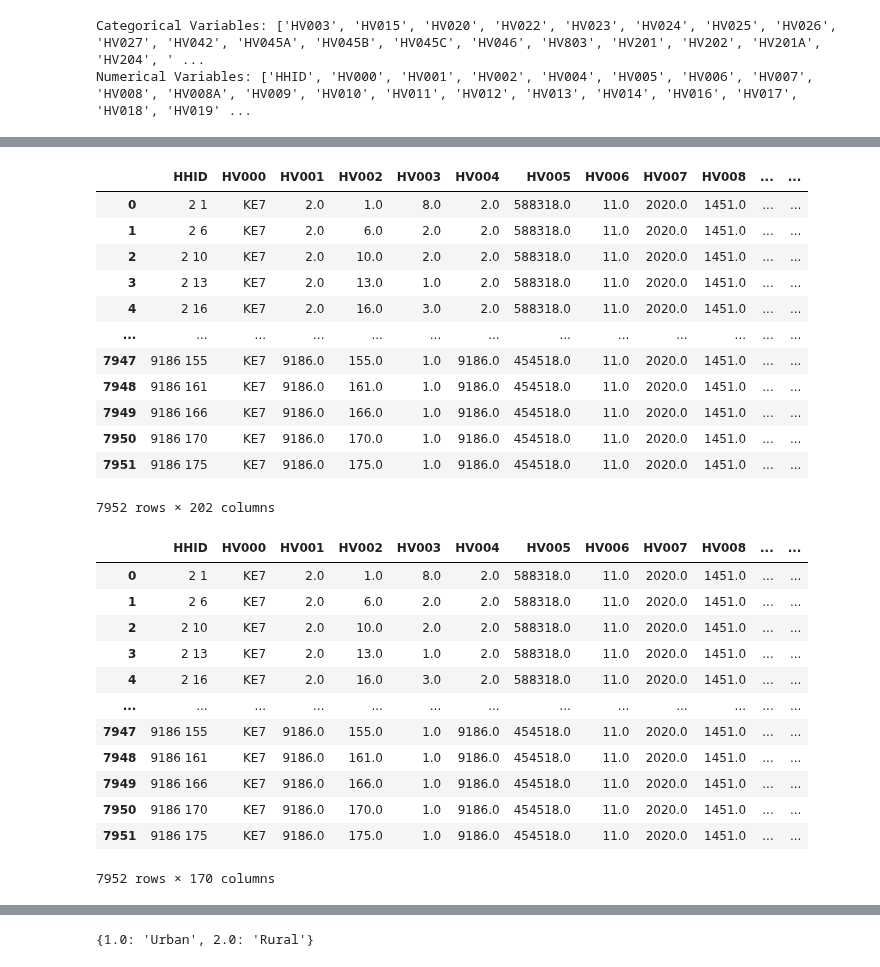
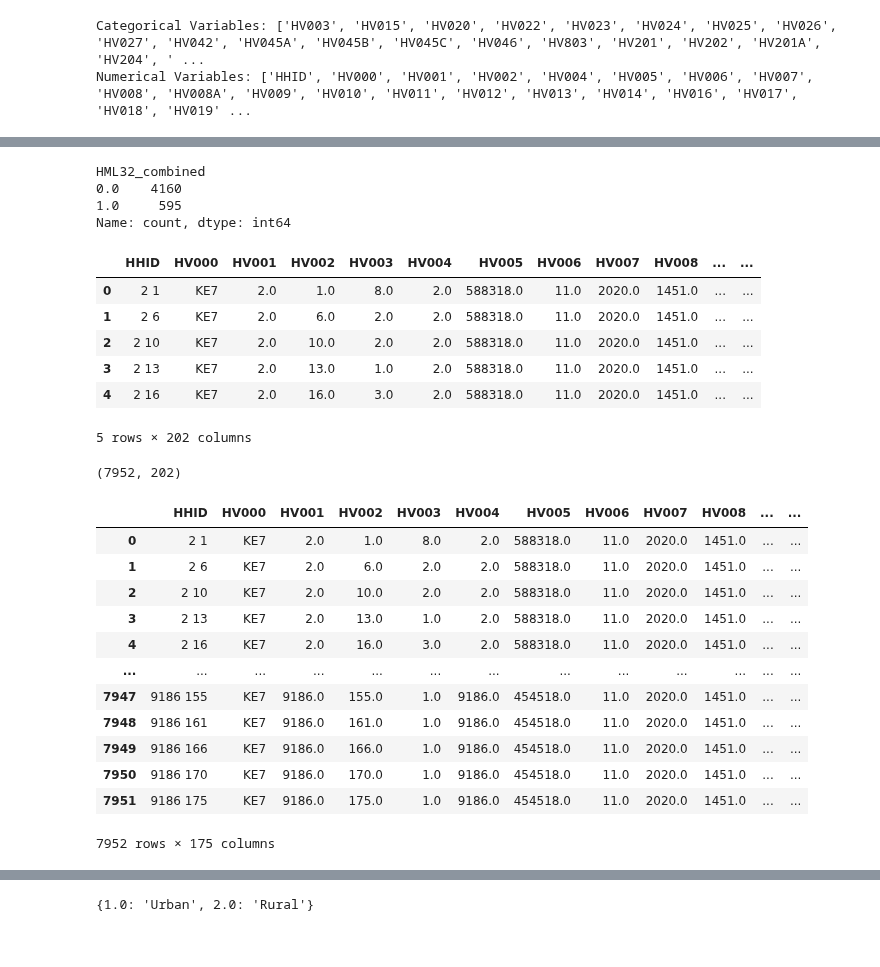
Before and after one commit to Dominic-Mu/dsc-phase-5-group-14-project, a Jupyter notebook: index.ipynb, the cells around one changed output, grey strips where cells are left out. Saved outputs shown, nothing was run; the diff lists cells and outputs as text; code cells hidden in the pictures.

```diff
--- a/index.ipynb
+++ b/index.ipynb
@@ -253,25 +257,30 @@ result_2
 | 72 | HV238A | 600 | 7.545272 |
 | 66 | HV225 | 600 | 7.545272 |
 87 rows × 3 columns
+# %%
+df_2_cleaned['HML32_combined'].value_counts()
+# %% [output]
+HML32_combined
+0.0    4160
+1.0     595
+Name: count, dtype: int64
 # %%
-df_2_cleaned
+df_2_cleaned.head()
 # %% [output]
 |  | HHID | HV000 | HV001 | HV002 | HV003 | HV004 | HV005 | HV006 | HV007 | HV008 | ... | ... |
 | 0 | 2 1 | KE7 | 2.0 | 1.0 | 8.0 | 2.0 | 588318.0 | 11.0 | 2020.0 | 1451.0 | ... | ... |
 | 1 | 2 6 | KE7 | 2.0 | 6.0 | 2.0 | 2.0 | 588318.0 | 11.0 | 2020.0 | 1451.0 | ... | ... |
 | 2 | 2 10 | KE7 | 2.0 | 10.0 | 2.0 | 2.0 | 588318.0 | 11.0 | 2020.0 | 1451.0 | ... | ... |
 | 3 | 2 13 | KE7 | 2.0 | 13.0 | 1.0 | 2.0 | 588318.0 | 11.0 | 2020.0 | 1451.0 | ... | ... |
 | 4 | 2 16 | KE7 | 2.0 | 16.0 | 3.0 | 2.0 | 588318.0 | 11.0 | 2020.0 | 1451.0 | ... | ... |
-| ... | ... | ... | ... | ... | ... | ... | ... | ... | ... | ... | ... | ... |
-| 7947 | 9186 155 | KE7 | 9186.0 | 155.0 | 1.0 | 9186.0 | 454518.0 | 11.0 | 2020.0 | 1451.0 | ... | ... |
-| 7948 | 9186 161 | KE7 | 9186.0 | 161.0 | 1.0 | 9186.0 | 454518.0 | 11.0 | 2020.0 | 1451.0 | ... | ... |
-| 7949 | 9186 166 | KE7 | 9186.0 | 166.0 | 1.0 | 9186.0 | 454518.0 | 11.0 | 2020.0 | 1451.0 | ... | ... |
-| 7950 | 9186 170 | KE7 | 9186.0 | 170.0 | 1.0 | 9186.0 | 454518.0 | 11.0 | 2020.0 | 1451.0 | ... | ... |
-| 7951 | 9186 175 | KE7 | 9186.0 | 175.0 | 1.0 | 9186.0 | 454518.0 | 11.0 | 2020.0 | 1451.0 | ... | ... |
-7952 rows × 202 columns
+5 rows × 202 columns
+# %%
+df_2_cleaned.shape
+# %% [output]
+(7952, 202)
 # %%
 # # Calculating the threshold for 60% empty columns
-threshold_2 = 0.6 * len(df_2)
+threshold_2 = 0.58 * len(df_2)
 # Dropping columns with 60% or more empty values
 df_2_cleaned = df_2.dropna(axis=1, thresh=threshold_2)
 # Displaying the cleaned DataFrame
@@ -289,7 +298,7 @@ df_2_cleaned
 | 7949 | 9186 166 | KE7 | 9186.0 | 166.0 | 1.0 | 9186.0 | 454518.0 | 11.0 | 2020.0 | 1451.0 | ... | ... |
 | 7950 | 9186 170 | KE7 | 9186.0 | 170.0 | 1.0 | 9186.0 | 454518.0 | 11.0 | 2020.0 | 1451.0 | ... | ... |
 | 7951 | 9186 175 | KE7 | 9186.0 | 175.0 | 1.0 | 9186.0 | 454518.0 | 11.0 | 2020.0 | 1451.0 | ... | ... |
-7952 rows × 170 columns
+7952 rows × 175 columns
 # %%
 # Checking percentage of missing values on df_2_cleaned
 result_2 = missing_values_summary(df_2_cleaned)
```
Also changed, not shown: parts of 29 cells of this notebook, 7 other files.
